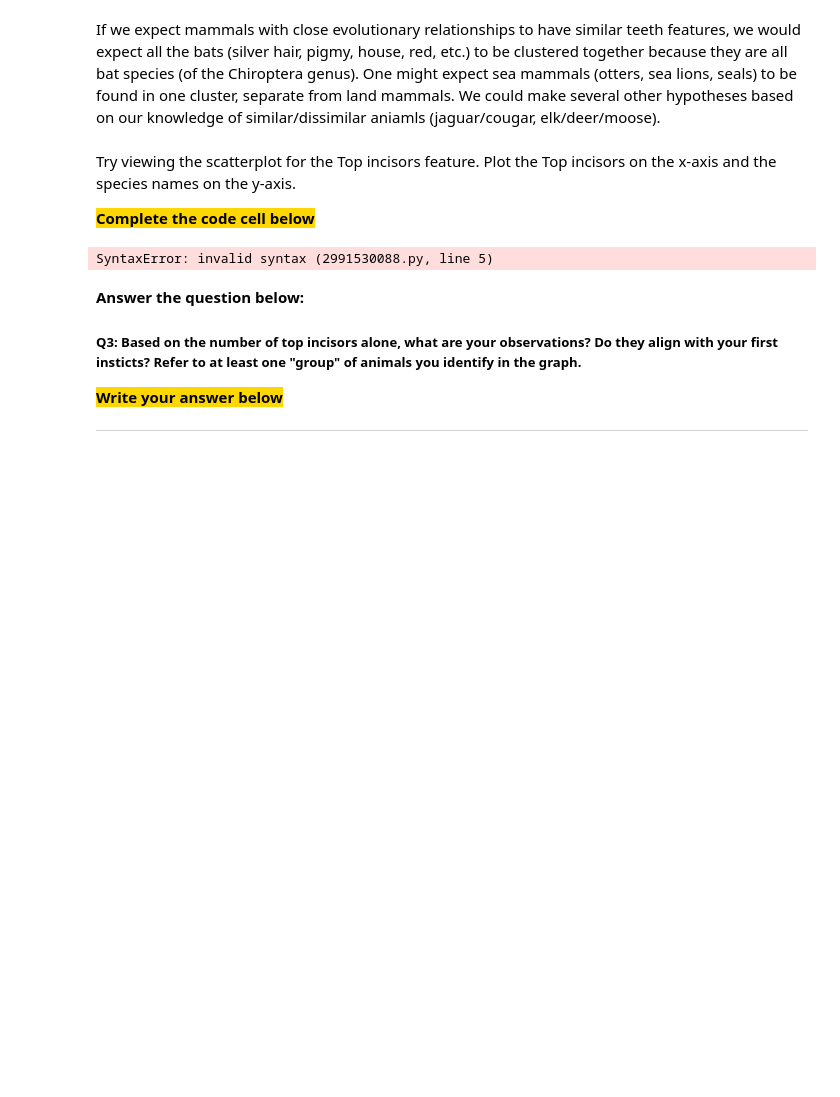
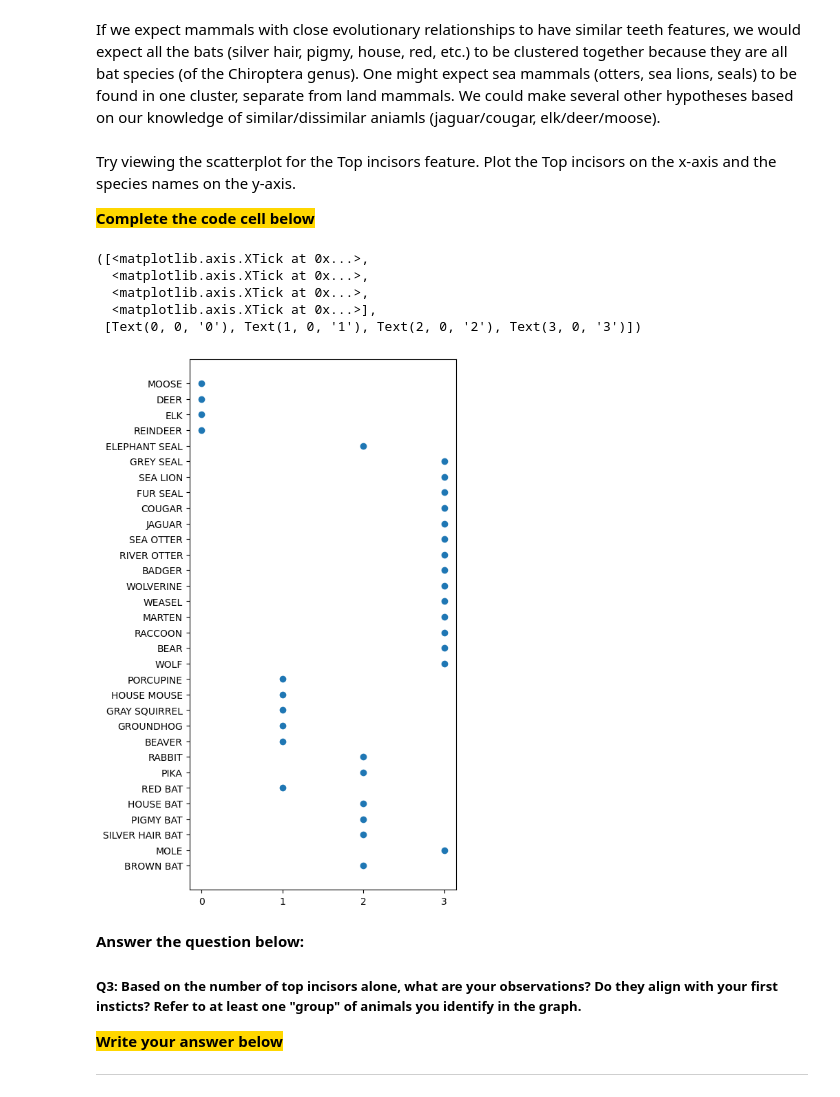
Before and after one commit to CS-Biotech/2-1_Advanced-visualization-and-plotting, a Jupyter notebook: Week1_Advanced_visualization_and_plotting_polished.ipynb, the cells around one changed output. Drawn from its saved outputs; the diff is of its cells as text; code cells hidden in the pictures; blank space fills up the shorter version.

```diff
--- a/Week1_Advanced_visualization_and_plotting_polished.ipynb
+++ b/Week1_Advanced_visualization_and_plotting_polished.ipynb
@@ -321,15 +358,20 @@ Try viewing the scatterplot for the Top incisors feature. Plot the Top incisors
 # %%
 # set figure size
 plt.figure(figsize=(5,10))
 
 # TODO: complete the code below
-plt.scatter(x=,
-            y=)
+plt.scatter(x=df_teeth['Top incisors'],
+            y=df_teeth['MAMMAL'])
 
 # set the ticks for the x-axis scale
 plt.xticks(ticks=range(int(df_teeth['Top incisors'].min()), int(df_teeth['Top incisors'].max()) + 1))
 # %% [output]
-SyntaxError: invalid syntax (2991530088.py, line 5)
+([<matplotlib.axis.XTick at 0x...>,
+  <matplotlib.axis.XTick at 0x...>,
+  <matplotlib.axis.XTick at 0x...>,
+  <matplotlib.axis.XTick at 0x...>],
+ [Text(0, 0, '0'), Text(1, 0, '1'), Text(2, 0, '2'), Text(3, 0, '3')])
+[figure, added]
 # %% [markdown]
 **Answer the question below:**
 
```
Also changed, not shown: parts of 18 cells of this notebook.
